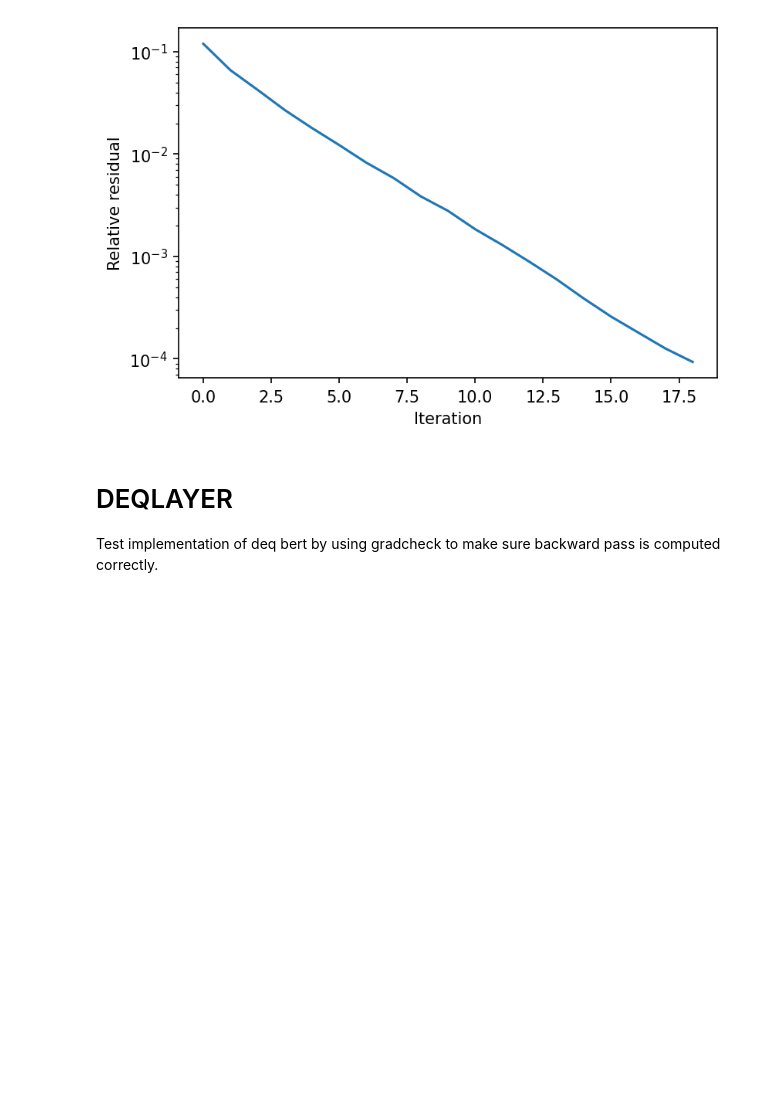
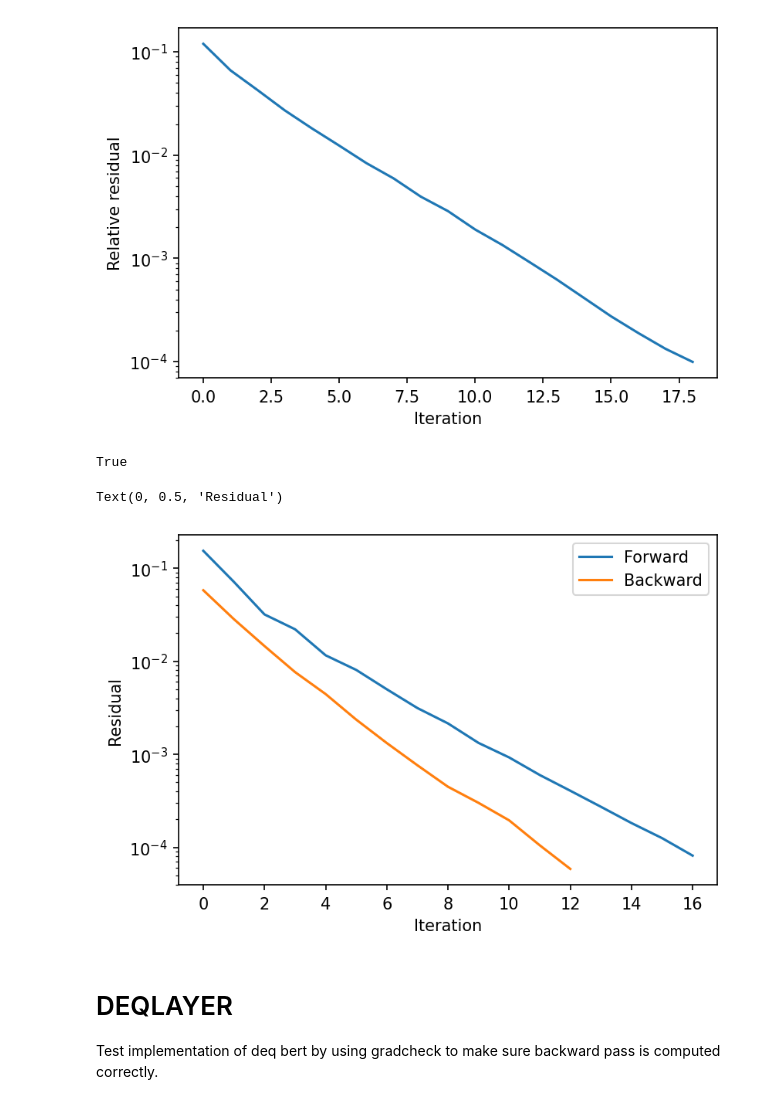
Before and after one commit to Clyde013/Deep-Equilibrium-BERT, a Jupyter notebook: deq_tests.ipynb, the cells around one changed output. Saved outputs shown, nothing was run; the diff lists cells and outputs as text; code cells hidden in the pictures; blank space fills up the shorter version.

```diff
--- a/deq_tests.ipynb
+++ b/deq_tests.ipynb
@@ -20,7 +28,7 @@ def anderson_resnet(f, x0, m=5, lam=1e-4, max_iter=50, tol=1e-2, beta = 1.0):
         n = min(k, m)
         G = F[:,:n]-X[:,:n]
         H[:,1:n+1,1:n+1] = torch.bmm(G,G.transpose(1,2)) + lam*torch.eye(n, dtype=x0.dtype,device=x0.device)[None]
-        alpha = torch.solve(y[:,:n+1], H[:,:n+1,:n+1])[0][:, 1:n+1, 0]   # (bsz x n)
+        alpha = torch.linalg.solve(H[:,:n+1,:n+1], y[:,:n+1])[:, 1:n+1, 0]   # (bsz x n)
 
         X[:,k%m] = beta * (alpha[:,None] @ F[:,:n])[:,0] + (1-beta)*(alpha[:,None] @ X[:,:n])[:,0]
         F[:,k%m] = f(X[:,k%m].view_as(x0)).view(bsz, -1)
@@ -68,6 +63,60 @@ plt.ylabel("Relative residual")
 # %% [output]
 Text(0, 0.5, 'Relative residual')
 [figure]
+# %%
+class DEQFixedPoint(nn.Module):
+    def __init__(self, f, solver, **kwargs):
+        super().__init__()
+        self.f = f
+        self.solver = solver
+        self.kwargs = kwargs
+
+    def forward(self, x):
+        # compute forward pass and re-engage autograd tape
+        with torch.no_grad():
+            z, self.forward_res = self.solver(lambda z : self.f(z, x), torch.zeros_like(x), **self.kwargs)
+        z = self.f(z,x)
+
+        # set up Jacobian vector product (without additional forward calls)
+        z0 = z.clone().detach().requires_grad_()
+        f0 = self.f(z0,x)
+        def backward_hook(grad):
+            g, self.backward_res = self.solver(lambda y : autograd.grad(f0, z0, y, retain_graph=True)[0] + grad,
+                                               grad, **self.kwargs)
+            return g
+
+        z.register_hook(backward_hook)
+        return z
+# %%
+from torch.autograd import gradcheck
+# run a very small network with double precision, iterating to high precision
+f = ResNetLayer(2,2, num_groups=2).double()
+deq = DEQFixedPoint(f, anderson_resnet, tol=1e-10, max_iter=500).double()
+gradcheck(deq, torch.randn(1,2,3,3).double().requires_grad_(), eps=1e-5, atol=1e-3, check_undefined_grad=False)
+# %% [output]
+True
+# %%
+f = ResNetLayer(64,128).to('cuda')
+deq = DEQFixedPoint(f, anderson_resnet, tol=1e-4, max_iter=100, beta=2.0)
+X = torch.randn(10,64,32,32).to('cuda')
+with profile(activities=[
+        ProfilerActivity.CPU, ProfilerActivity.CUDA], record_shapes=True) as prof:
+    with record_function("forward_pass"):
+        out = deq(X)
+    with record_function("backward_pass"):
+        (out*torch.randn_like(out)).sum().backward()
+
+prof.export_chrome_trace("trace.json")
+# %%
+plt.figure(dpi=150)
+plt.semilogy(deq.forward_res)
+plt.semilogy(deq.backward_res)
+plt.legend(['Forward', 'Backward'])
+plt.xlabel("Iteration")
+plt.ylabel("Residual")
+# %% [output]
+Text(0, 0.5, 'Residual')
+[figure, added]
 # %% [markdown]
 # DEQLAYER
 Test implementation of deq bert by using gradcheck to make sure backward pass is computed correctly.
```
Also changed, not shown: parts of 3 cells of this notebook.
